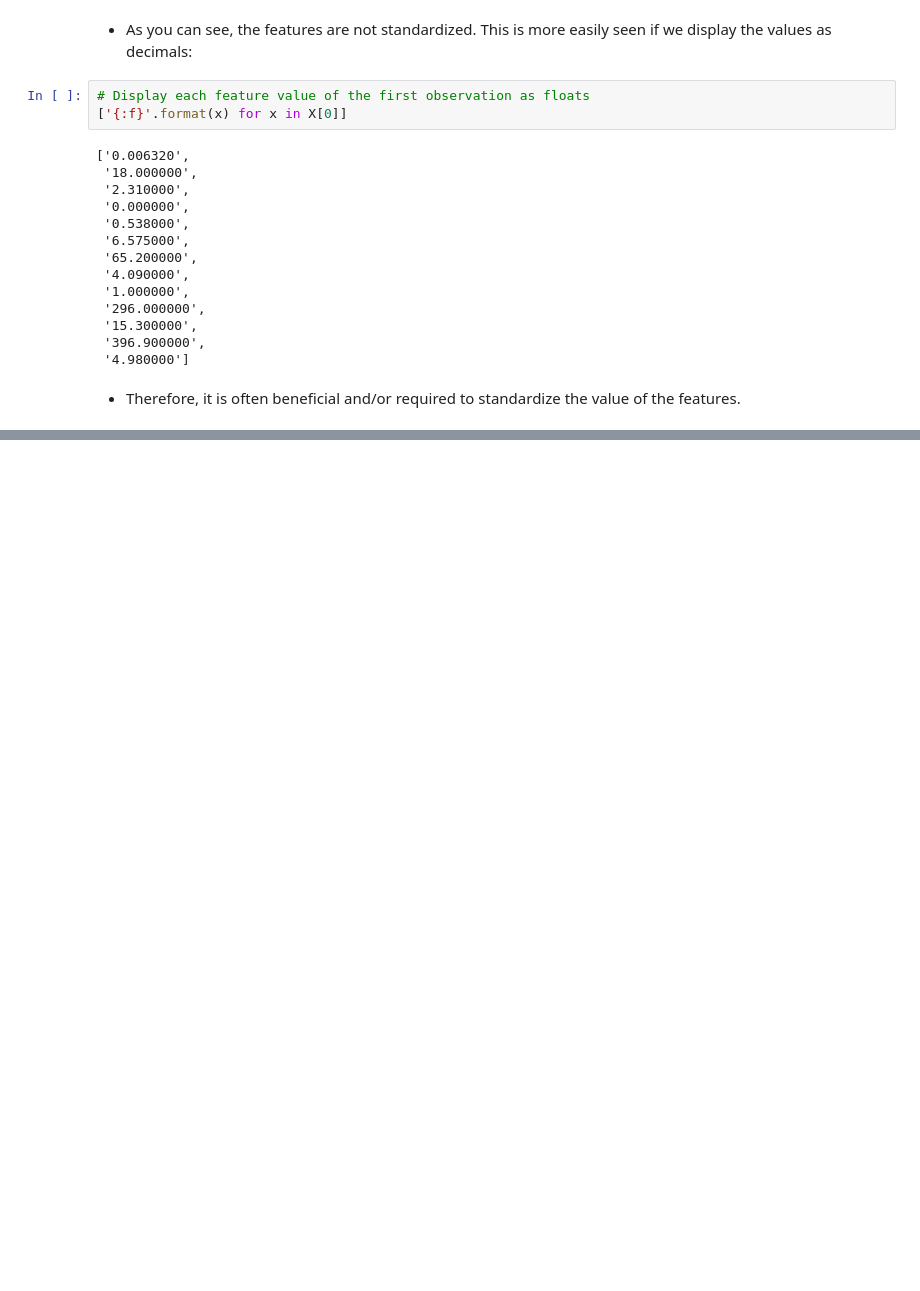
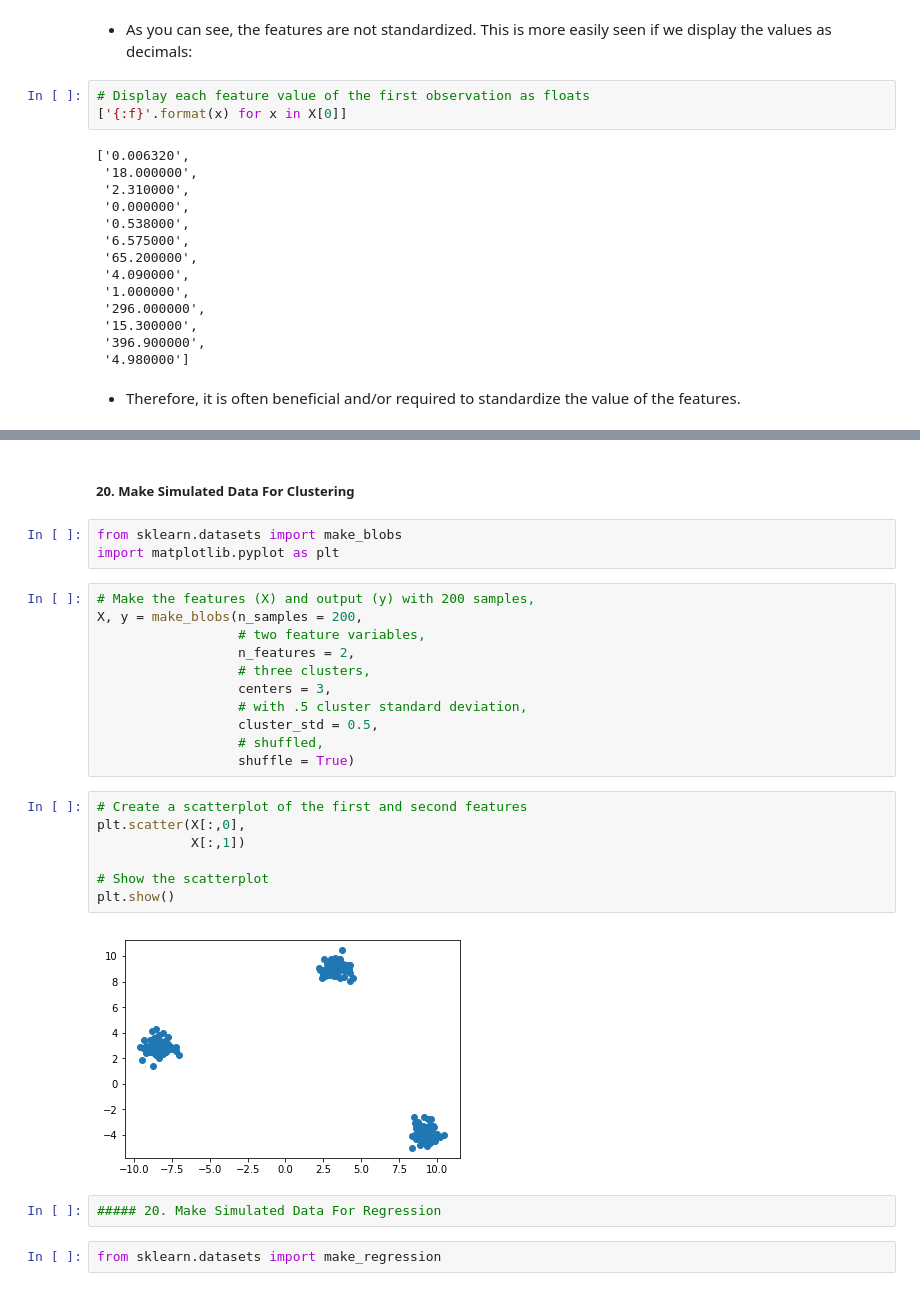
Before and after one commit to 7saheelahmed/Data_Science_and_Machine_Learning_CheatSheet, a Jupyter notebook: cheatsheet.ipynb, the cells around one changed output, grey strips where cells are left out. Drawn from its saved outputs; the diff is of its cells as text; blank space fills up the shorter version.

```diff
--- a/cheatsheet.ipynb
+++ b/cheatsheet.ipynb
@@ -315,0 +423,29 @@ array([6.320e-03, 1.800e+01, 2.310e+00, 0.000e+00, 5.380e-01, 6.575e+00,
+# %% [markdown]
+##### 20. Make Simulated Data For Clustering
+# %%
+from sklearn.datasets import make_blobs
+import matplotlib.pyplot as plt
+# %%
+# Make the features (X) and output (y) with 200 samples,
+X, y = make_blobs(n_samples = 200,
+                  # two feature variables,
+                  n_features = 2,
+                  # three clusters,
+                  centers = 3,
+                  # with .5 cluster standard deviation,
+                  cluster_std = 0.5,
+                  # shuffled,
+                  shuffle = True)
+# %%
+# Create a scatterplot of the first and second features
+plt.scatter(X[:,0],
+            X[:,1])
+
+# Show the scatterplot
+plt.show()
+# %% [output]
+[figure, added]
+# %%
+##### 20. Make Simulated Data For Regression
+# %%
+from sklearn.datasets import make_regression
```
Also changed, not shown: parts of 19 cells of this notebook.
